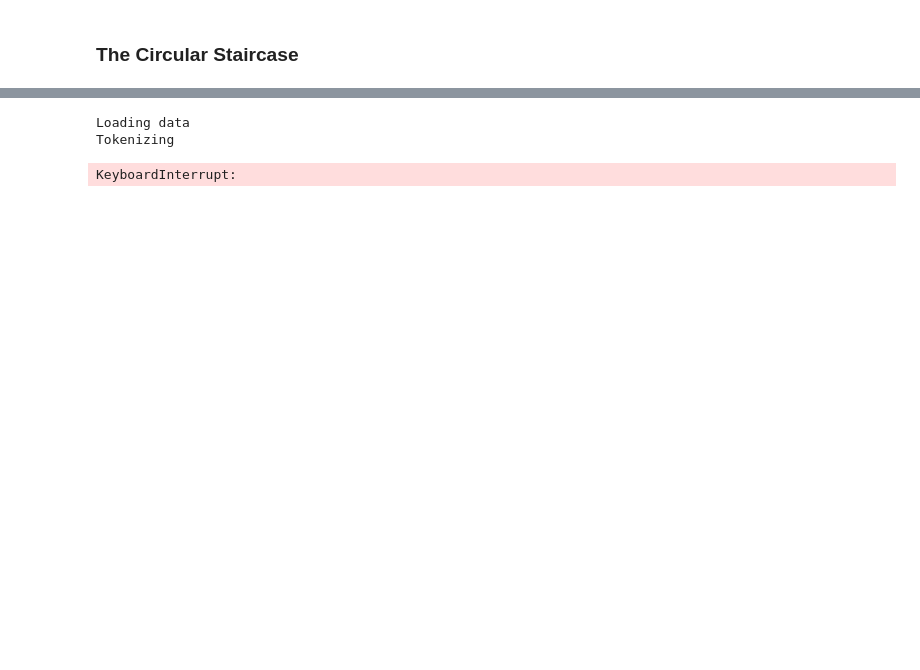
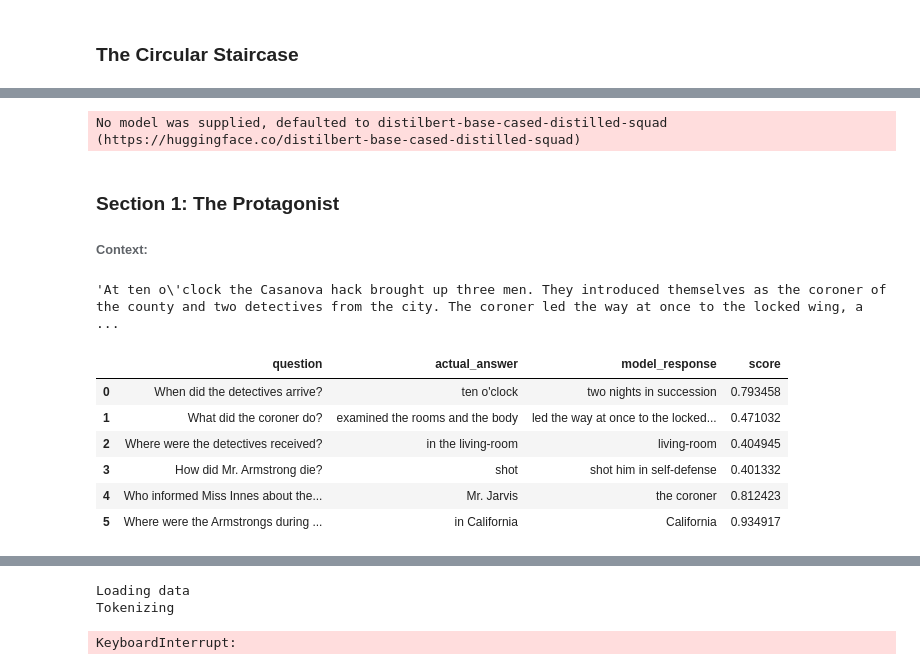
Before and after one commit to NLPaladins/rinehartAnalysis_questionAnswering, a Jupyter notebook: main.ipynb, the cells around one changed output, grey strips where cells are left out. Saved outputs shown, nothing was run; the diff lists cells and outputs as text; code cells hidden in the pictures; blank space fills up the shorter version.

```diff
--- a/main.ipynb
+++ b/main.ipynb
@@ -142,0 +147,11 @@ sentences = book.get_sentences()
+# %%
+basic_nlp = pipeline('question-answering')
+# %% [output]
+No model was supplied, defaulted to distilbert-base-cased-distilled-squad (https://huggingface.co/distilbert-base-cased-distilled-squad)
+# %% [markdown]
+### Section 1: The Protagonist
+###### Context:
+# %%
+protagonist_arrival
+# %% [output]
+'At ten o\'clock the Casanova hack brought up three men. They introduced themselves as the coroner of the county and two detectives from the city. The coroner led the way at once to the locked wing, a ...
@@ -142,0 +171,12 @@ sentences = book.get_sentences()
+# %%
+protagonist_df = get_question_df(basic_nlp, protagonist_arrival_questions, protagonist_arrival_answers, protagonist_arrival)
+# %%
+protagonist_df
+# %% [output]
+|  | question | actual_answer | model_response | score |
+| 0 | When did the detectives arrive? | ten o'clock | two nights in succession | 0.793458 |
+| 1 | What did the coroner do? | examined the rooms and the body | led the way at once to the locked... | 0.471032 |
+| 2 | Where were the detectives received? | in the living-room | living-room | 0.404945 |
+| 3 | How did Mr. Armstrong die? | shot | shot him in self-defense | 0.401332 |
+| 4 | Who informed Miss Innes about the... | Mr. Jarvis | the coroner | 0.812423 |
+| 5 | Where were the Armstrongs during ... | in California | California | 0.934917 |
```
Also changed, not shown: parts of 39 cells of this notebook.
